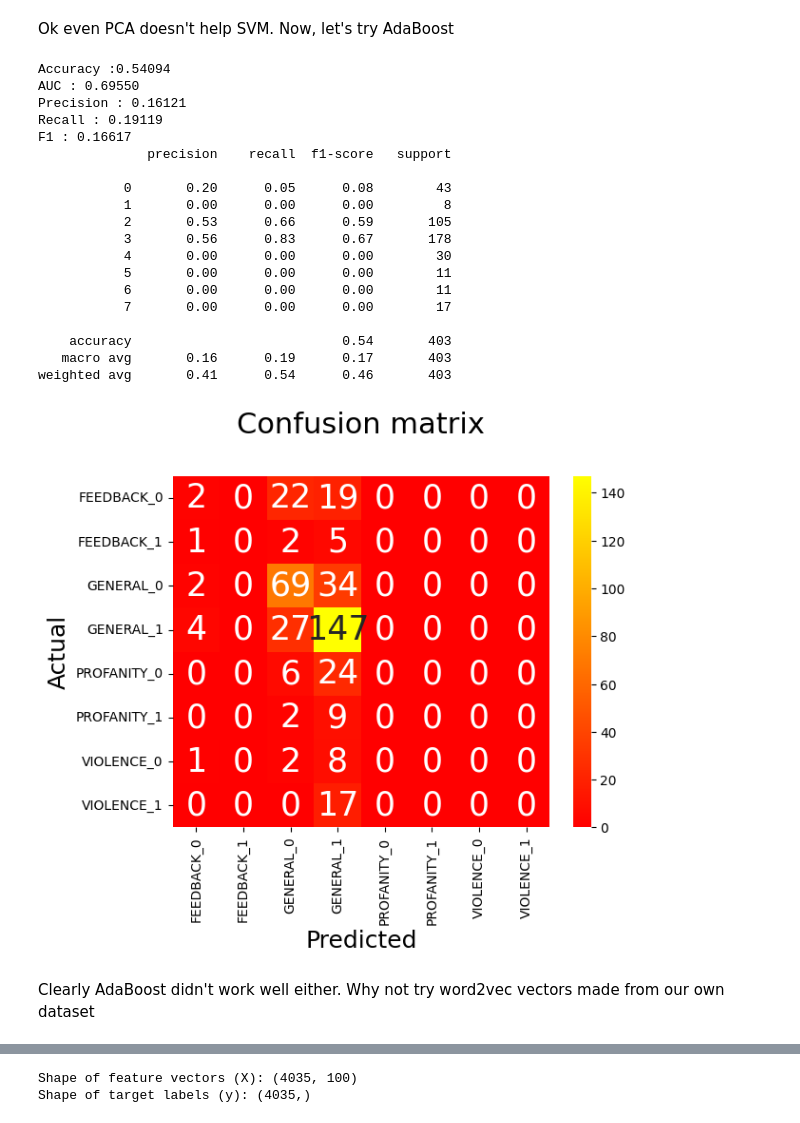
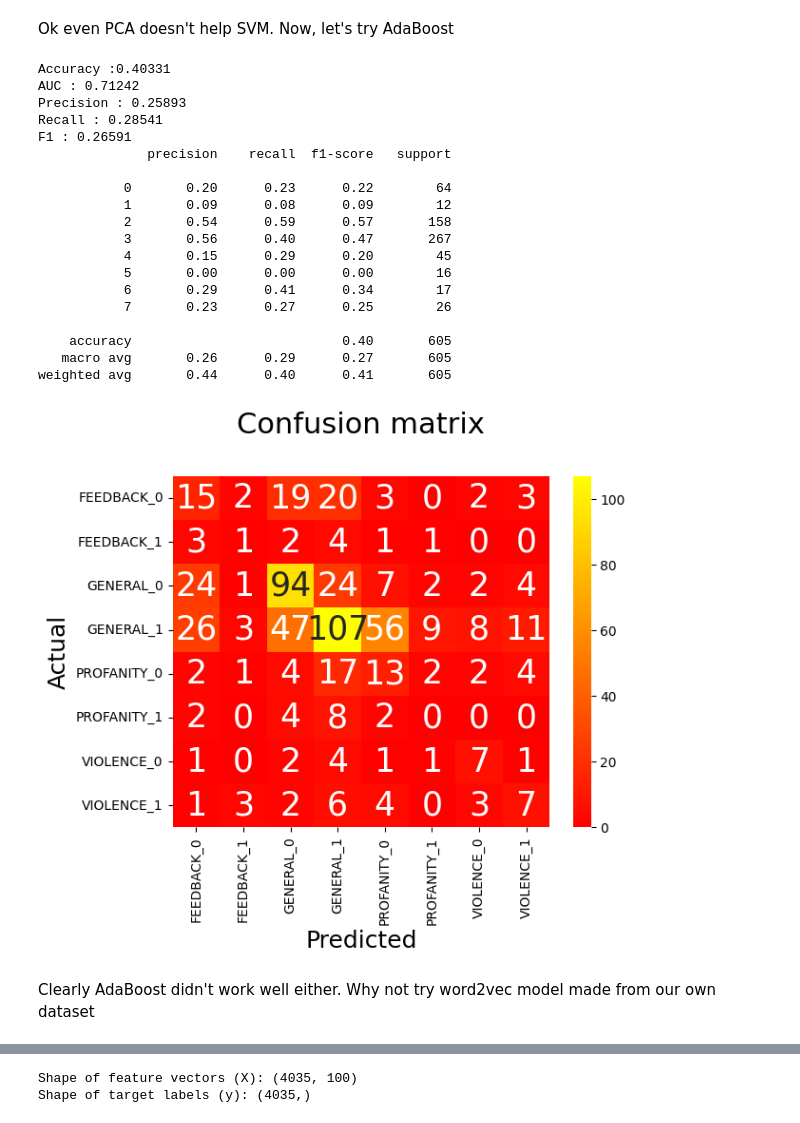
Before and after one commit to angeltamang123/Nepali-Hate-Sentiment-Detection, a Jupyter notebook: Project/Playground/Model_training_v2.ipynb, the cells around one changed output, grey strips where cells are left out. Cells and saved outputs as stored; diff of their text form; code cells hidden in the pictures.

```diff
--- a/Project/Playground/Model_training_v2.ipynb
+++ b/Project/Playground/Model_training_v2.ipynb
@@ -30,7 +30,7 @@ Which is done default(although the ratio passable) by custom script train_test_v
 
 from train_test_val_split import train_test_val_split
 
-X_train_word2vec, X_test_word2vec, X_val_word2vec, y_train_word2vec, y_test_word2vec, y_val_word2vec = train_test_val_split(df_word2vec)
+X_train_word2vec, X_test_word2vec, X_val_word2vec, y_train_word2vec, y_test_word2vec, y_val_word2vec = train_test_val_split(df_word2vec, test_size=0.15, val_size=0.15)
 # %% [output]
 Shape of feature vectors (X): (4035, 300)
 Shape of target labels (y): (4035,)
@@ -55,8 +55,13 @@ check Model_training_v1 to know target encodeding
 - VIOLENCE_0: 6
 - VIOLENCE_1: 7
 # %%
+from sklearn.utils.class_weight import compute_class_weight
+
+class_weights = compute_class_weight('balanced', classes=np.unique(y_train_word2vec), y=y_train_word2vec)
+class_weights_dict = dict(enumerate(class_weights))
+
 # Training SVC
 
-svc_model = SVC(probability=True)
+svc_model = SVC(probability=True, class_weight=class_weights_dict, random_state=42)
 svc_model.fit(X_train_word2vec,y_train_word2vec)
 # %% [output]
@@ -155,7 +164,7 @@ print(X_train_word2vec_pca_df.head(1))
 # %%
 # Training SVC_pca
 
-svc_model_pca = SVC(probability=True)
+svc_model_pca = SVC(probability=True, class_weight=class_weights_dict, random_state=42)
 svc_model_pca.fit(X_train_word2vec_pca,y_train_word2vec)
 
 # Scores of SVC_pca
@@ -187,36 +196,37 @@ weighted avg       0.56      0.60      0.51       403
 # %% [markdown]
 Ok even PCA doesn't help SVM. Now, let's try AdaBoost
 # %%
+from sklearn.tree import DecisionTreeClassifier
 from sklearn.ensemble import AdaBoostClassifier
 
-ada_classifier = AdaBoostClassifier(n_estimators=50, random_state=42)
-ada_classifier.fit(X_train_word2vec, y_train_word2vec)
+ada_classifier = AdaBoostClassifier(estimator=DecisionTreeClassifier(max_depth=2), n_estimators=100, random_state=42)
+ada_classifier.fit(X_train_word2vec, y_train_word2vec, sample_weight=[class_weights_dict[y] for y in y_train_word2vec])
 
 ada_classifier_pred= make_scores(ada_classifier, X_test_word2vec, y_test_word2vec)
 make_confusion_matrix(y_test_word2vec,ada_classifier_pred)
 # %% [output]
-Accuracy :0.54094
-AUC : 0.69550
-Precision : 0.16121
-Recall : 0.19119
-F1 : 0.16617
+Accuracy :0.40331
+AUC : 0.71242
+Precision : 0.25893
+Recall : 0.28541
+F1 : 0.26591
               precision    recall  f1-score   support
 
-           0       0.20      0.05      0.08        43
-           1       0.00      0.00      0.00         8
-           2       0.53      0.66      0.59       105
-           3       0.56      0.83      0.67       178
-           4       0.00      0.00      0.00        30
-           5       0.00      0.00      0.00        11
-           6       0.00      0.00      0.00        11
-           7       0.00      0.00      0.00        17
+           0       0.20      0.23      0.22        64
+           1       0.09      0.08      0.09        12
+           2       0.54      0.59      0.57       158
+           3       0.56      0.40      0.47       267
+           4       0.15      0.29      0.20        45
+           5       0.00      0.00      0.00        16
+           6       0.29      0.41      0.34        17
+           7       0.23      0.27      0.25        26
 
-    accuracy                           0.54       403
-   macro avg       0.16      0.19      0.17       403
-weighted avg       0.41      0.54      0.46       403
+    accuracy                           0.40       605
+   macro avg       0.26      0.29      0.27       605
+weighted avg       0.44      0.40      0.41       605
-[figure, old version]
+[figure, new version]
 # %% [markdown]
-Clearly AdaBoost didn't work well either. Why not try word2vec vectors made from our own dataset
+Clearly AdaBoost didn't work well either. Why not try word2vec model made from our own dataset
 # %%
 df= pd.read_csv('../Data/Preprocessed/word2vec_df.csv')
 df_word2vec= df.copy()
```
Also changed, not shown: parts of 11 cells of this notebook.
